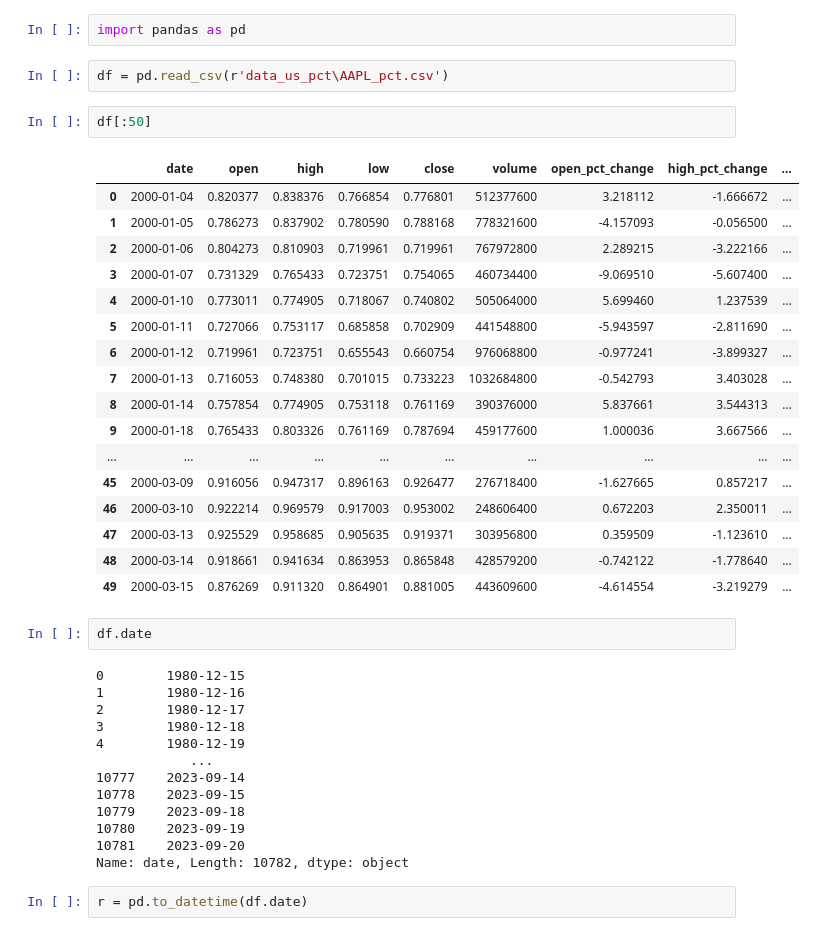
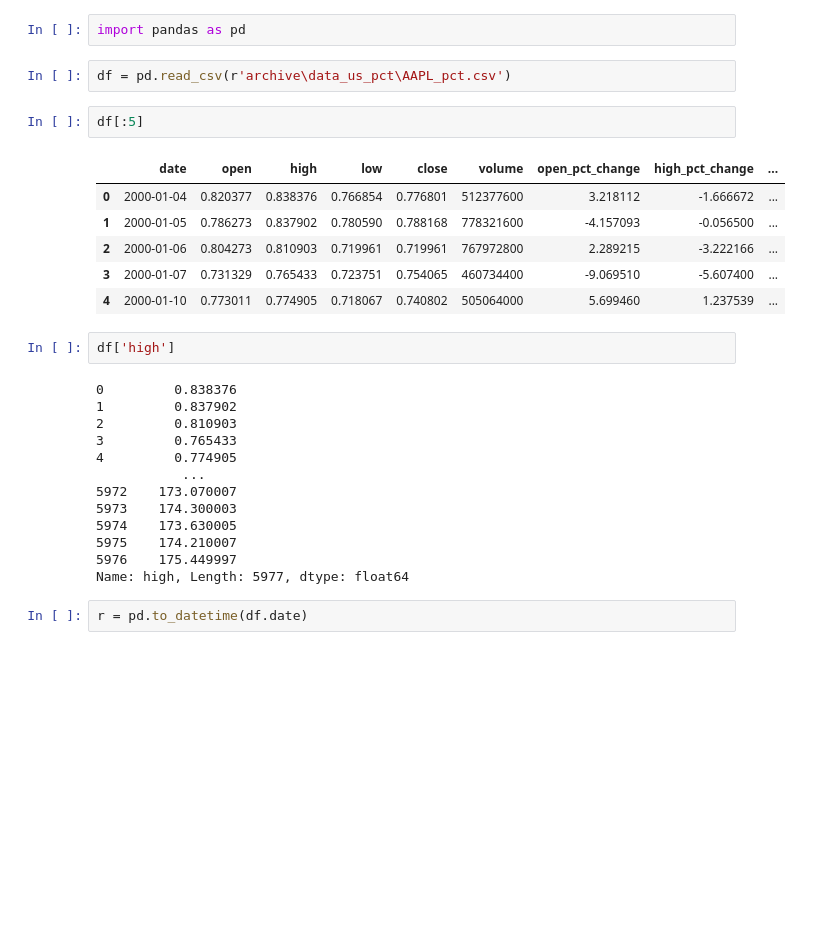
Before and after one commit to vincent05r/stock_data, a Jupyter notebook: test1.ipynb, the cells around one changed output. Saved outputs shown, nothing was run; the diff lists cells and outputs as text; blank space fills up the shorter version.

```diff
--- a/test1.ipynb
+++ b/test1.ipynb
@@ -1,41 +1,30 @@
 # %%
 import pandas as pd
 # %%
-df = pd.read_csv(r'data_us_pct\AAPL_pct.csv')
+df = pd.read_csv(r'archive\data_us_pct\AAPL_pct.csv')
 # %%
-df[:50]
+df[:5]
 # %% [output]
 |  | date | open | high | low | close | volume | open_pct_change | high_pct_change | ... |
 | 0 | 2000-01-04 | 0.820377 | 0.838376 | 0.766854 | 0.776801 | 512377600 | 3.218112 | -1.666672 | ... |
 | 1 | 2000-01-05 | 0.786273 | 0.837902 | 0.780590 | 0.788168 | 778321600 | -4.157093 | -0.056500 | ... |
 | 2 | 2000-01-06 | 0.804273 | 0.810903 | 0.719961 | 0.719961 | 767972800 | 2.289215 | -3.222166 | ... |
 | 3 | 2000-01-07 | 0.731329 | 0.765433 | 0.723751 | 0.754065 | 460734400 | -9.069510 | -5.607400 | ... |
 | 4 | 2000-01-10 | 0.773011 | 0.774905 | 0.718067 | 0.740802 | 505064000 | 5.699460 | 1.237539 | ... |
-| 5 | 2000-01-11 | 0.727066 | 0.753117 | 0.685858 | 0.702909 | 441548800 | -5.943597 | -2.811690 | ... |
-| 6 | 2000-01-12 | 0.719961 | 0.723751 | 0.655543 | 0.660754 | 976068800 | -0.977241 | -3.899327 | ... |
-| 7 | 2000-01-13 | 0.716053 | 0.748380 | 0.701015 | 0.733223 | 1032684800 | -0.542793 | 3.403028 | ... |
-| 8 | 2000-01-14 | 0.757854 | 0.774905 | 0.753118 | 0.761169 | 390376000 | 5.837661 | 3.544313 | ... |
-| 9 | 2000-01-18 | 0.765433 | 0.803326 | 0.761169 | 0.787694 | 459177600 | 1.000036 | 3.667566 | ... |
-| ... | ... | ... | ... | ... | ... | ... | ... | ... | ... |
-| 45 | 2000-03-09 | 0.916056 | 0.947317 | 0.896163 | 0.926477 | 276718400 | -1.627665 | 0.857217 | ... |
-| 46 | 2000-03-10 | 0.922214 | 0.969579 | 0.917003 | 0.953002 | 248606400 | 0.672203 | 2.350011 | ... |
-| 47 | 2000-03-13 | 0.925529 | 0.958685 | 0.905635 | 0.919371 | 303956800 | 0.359509 | -1.123610 | ... |
-| 48 | 2000-03-14 | 0.918661 | 0.941634 | 0.863953 | 0.865848 | 428579200 | -0.742122 | -1.778640 | ... |
-| 49 | 2000-03-15 | 0.876269 | 0.911320 | 0.864901 | 0.881005 | 443609600 | -4.614554 | -3.219279 | ... |
 # %%
-df.date
+df['high']
 # %% [output]
-0        1980-12-15
-1        1980-12-16
-2        1980-12-17
-3        1980-12-18
-4        1980-12-19
-            ...
-10777    2023-09-14
-10778    2023-09-15
-10779    2023-09-18
-10780    2023-09-19
-10781    2023-09-20
-Name: date, Length: 10782, dtype: object
+0         0.838376
+1         0.837902
+2         0.810903
+3         0.765433
+4         0.774905
+           ...
+5972    173.070007
+5973    174.300003
+5974    173.630005
+5975    174.210007
+5976    175.449997
+Name: high, Length: 5977, dtype: float64
 # %%
 r = pd.to_datetime(df.date)
```
Also changed, not shown: parts of 4 cells of this notebook, 8 other files.
